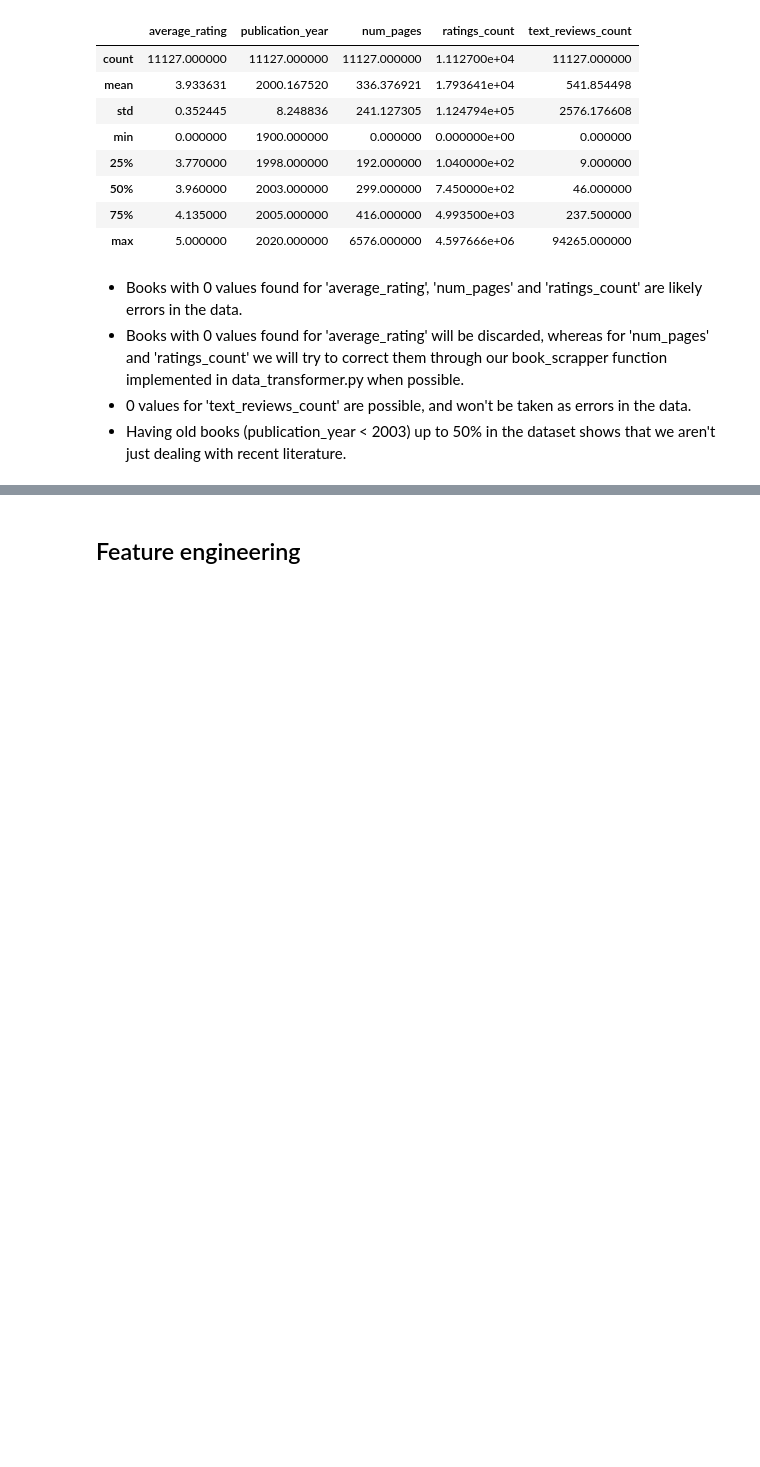
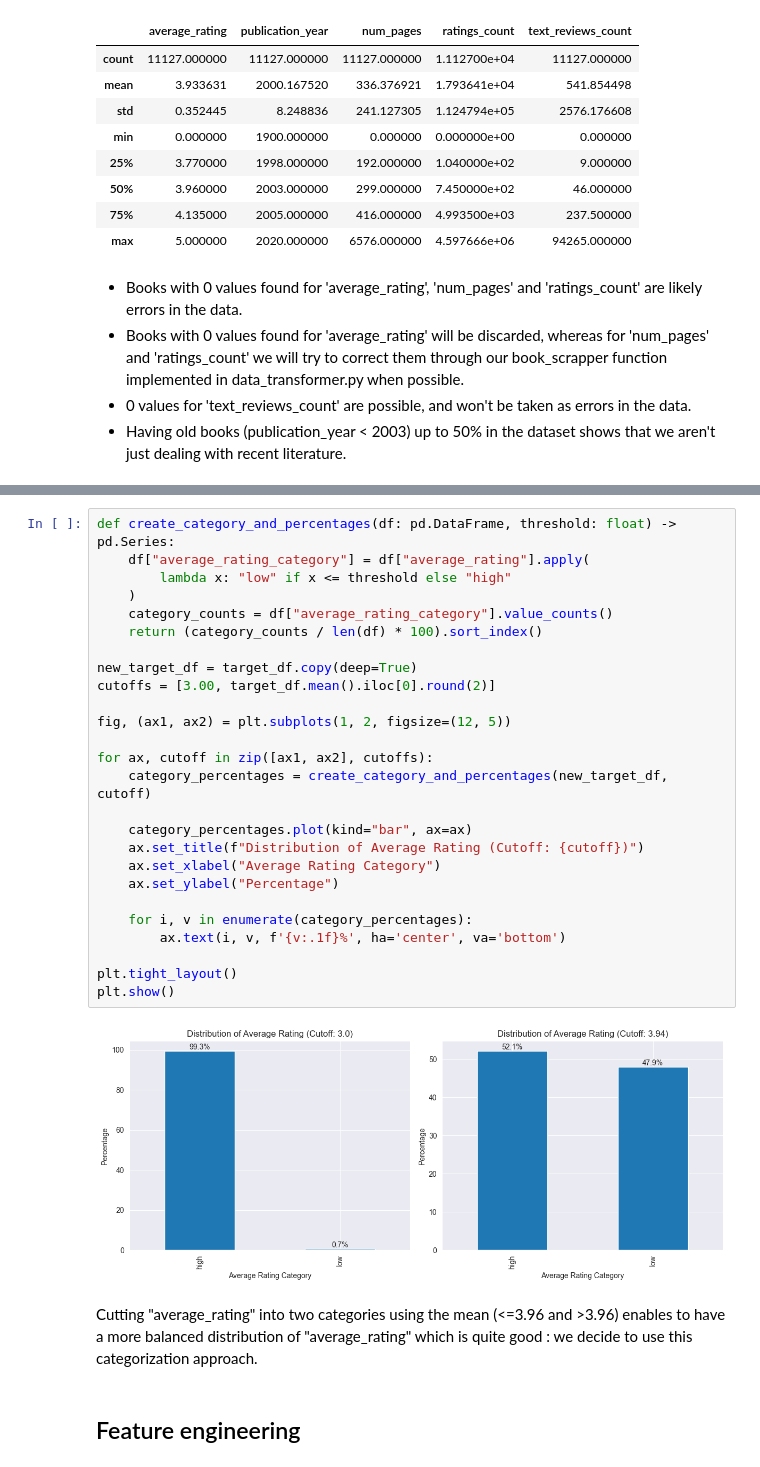
Before and after one commit to pfacouetey/book_rating_predictor, a Jupyter notebook: notebooks/main.ipynb, the cells around one changed output, grey strips where cells are left out. Saved outputs shown, nothing was run; the diff lists cells and outputs as text; blank space fills up the shorter version.

```diff
--- a/notebooks/main.ipynb
+++ b/notebooks/main.ipynb
@@ -57,3 +104,33 @@ original_books_df.describe()
+# %%
+def create_category_and_percentages(df: pd.DataFrame, threshold: float) -> pd.Series:
+    df["average_rating_category"] = df["average_rating"].apply(
+        lambda x: "low" if x <= threshold else "high"
+    )
+    category_counts = df["average_rating_category"].value_counts()
+    return (category_counts / len(df) * 100).sort_index()
+
+new_target_df = target_df.copy(deep=True)
+cutoffs = [3.00, target_df.mean().iloc[0].round(2)]
+
+fig, (ax1, ax2) = plt.subplots(1, 2, figsize=(12, 5))
+
+for ax, cutoff in zip([ax1, ax2], cutoffs):
+    category_percentages = create_category_and_percentages(new_target_df, cutoff)
+
+    category_percentages.plot(kind="bar", ax=ax)
+    ax.set_title(f"Distribution of Average Rating (Cutoff: {cutoff})")
+    ax.set_xlabel("Average Rating Category")
+    ax.set_ylabel("Percentage")
+
+    for i, v in enumerate(category_percentages):
+        ax.text(i, v, f'{v:.1f}%', ha='center', va='bottom')
+
+plt.tight_layout()
+plt.show()
+# %% [output]
+[figure, added]
+# %% [markdown]
+Cutting "average_rating" into two categories using the mean (<=3.96 and >3.96) enables to have a more balanced distribution of "average_rating" which is quite good : we decide to use this categorization approach.
 # %% [markdown]
 ## Feature engineering
 # %% [markdown]
```
Also changed, not shown: parts of 44 cells of this notebook, 6 other files.
